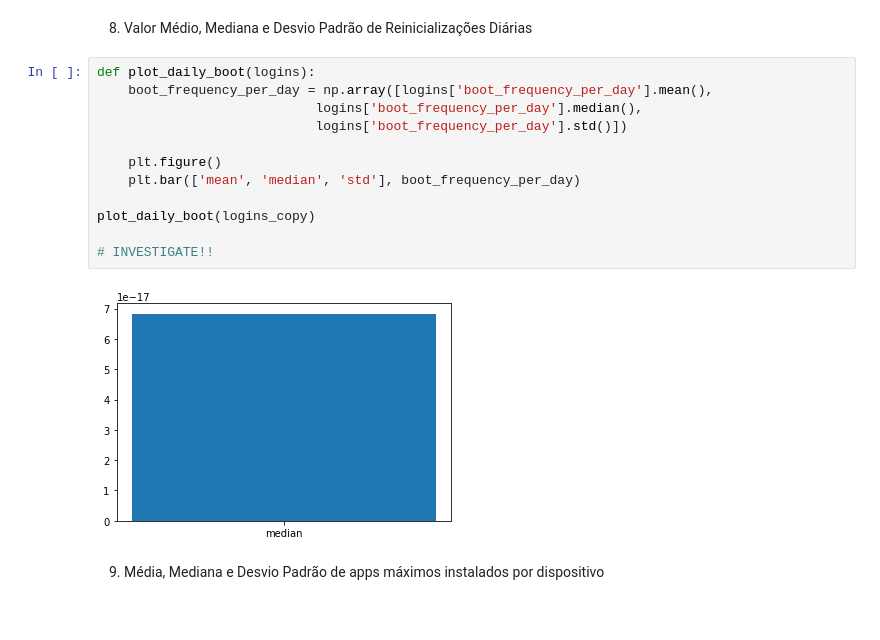
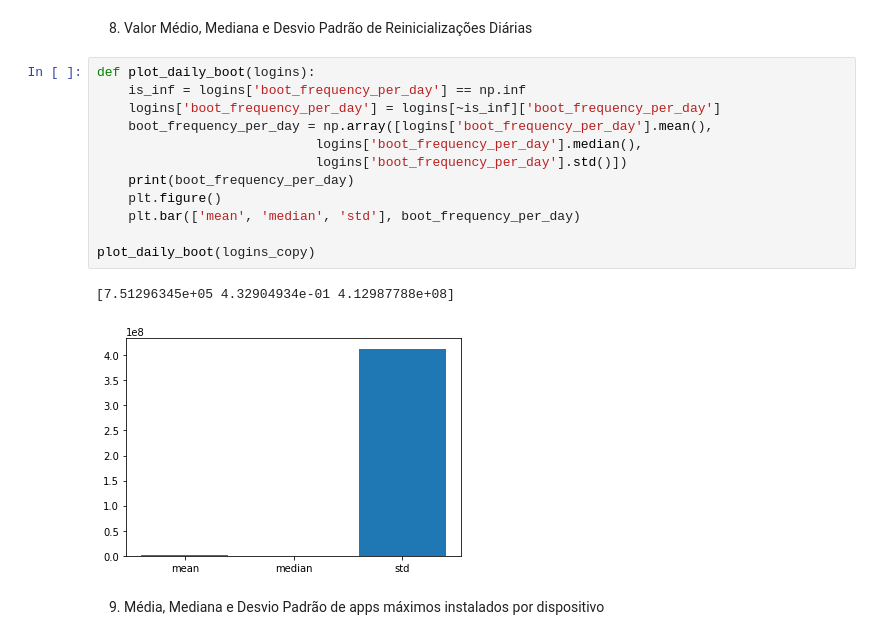
Before and after one commit to mrdedede/Incognia-Project, a Jupyter notebook: graficos.ipynb, the cells around one changed output. Cells and saved outputs as stored; diff of their text form.

Commit message:
fix bugs in boot_frequency and add insight 8 for #4

```diff
--- a/graficos.ipynb
+++ b/graficos.ipynb
@@ -202,18 +202,19 @@ plot_total_boot(logins_copy)
 8. Valor Médio, Mediana e Desvio Padrão de Reinicializações Diárias
 # %%
 def plot_daily_boot(logins):
+    is_inf = logins['boot_frequency_per_day'] == np.inf
+    logins['boot_frequency_per_day'] = logins[~is_inf]['boot_frequency_per_day']
     boot_frequency_per_day = np.array([logins['boot_frequency_per_day'].mean(),
                             logins['boot_frequency_per_day'].median(),
                             logins['boot_frequency_per_day'].std()])
-
+    print(boot_frequency_per_day)
     plt.figure()
     plt.bar(['mean', 'median', 'std'], boot_frequency_per_day)
 
 plot_daily_boot(logins_copy)
-
-# INVESTIGATE!!
 # %% [output]
+[7.51296345e+05 4.32904934e-01 4.12987788e+08]
-[figure, old version]
+[figure, new version]
 # %% [markdown]
 9. Média, Mediana e Desvio Padrão de apps máximos instalados por dispositivo
 # %%
```
Also changed, not shown: parts of 11 cells of this notebook, 1 other file.
